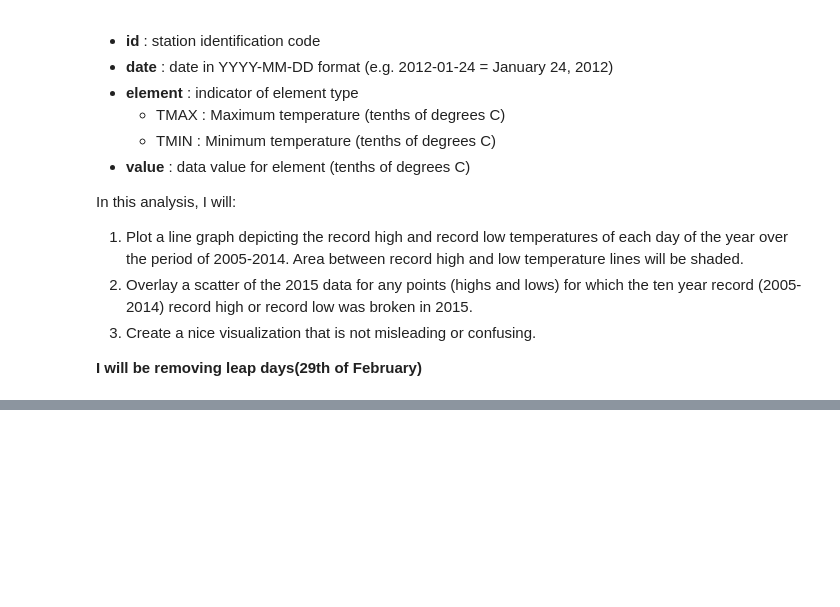
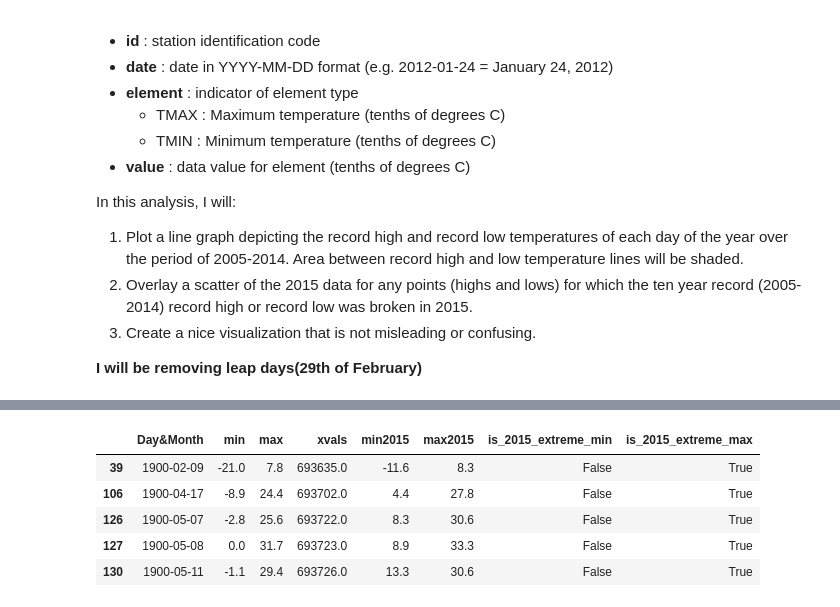
Before and after one commit to theSLWayne/Weather_Patterns_Python, a Jupyter notebook: WeatherPatterns.ipynb, the cells around one changed output, grey strips where cells are left out. Saved outputs shown, nothing was run; the diff lists cells and outputs as text; code cells hidden in the pictures; blank space fills up the shorter version.

```diff
--- a/WeatherPatterns.ipynb
+++ b/WeatherPatterns.ipynb
@@ -51,0 +118,4 @@ leaflet_plot_stations(400,'fb441e62df2d58994928907a91895ec62c2c42e6cd075c2700843
+# %%
+# Groupby Day&Month, take min and max values for each day
+pre2015 = df1.groupby('Day&Month')['Temperature'].agg(['min', 'max']).reset_index()
+pre2015.head()
@@ -51,0 +129,5 @@ leaflet_plot_stations(400,'fb441e62df2d58994928907a91895ec62c2c42e6cd075c2700843
+# %%
+# Create x variable for plotting
+pre2015['xvals'] = pre2015['Day&Month'].apply(lambda x: dates.date2num(x))
+# Above function will set the year to 1990, but it will be okay as it will be formatted out later.
+pre2015.head()
@@ -51,0 +141,8 @@ leaflet_plot_stations(400,'fb441e62df2d58994928907a91895ec62c2c42e6cd075c2700843
+# %%
+# Subsetting data for year 2015
+df2 = df.loc[df['Year'] == 2015]
+
+# Group by dates and finding min and max for each date
+y2015 = df2.groupby('Day&Month')['Temperature'].agg(['min', 'max']).reset_index()
+y2015.columns = ['Day&Month', 'min2015', 'max2015']
+y2015.head()
@@ -51,0 +156,5 @@ leaflet_plot_stations(400,'fb441e62df2d58994928907a91895ec62c2c42e6cd075c2700843
+# %%
+# Merging datasets for pre2015 and year 2015 to compare them
+
+hAndL2015 = pd.merge(pre2015, y2015, how = 'outer', left_on = 'Day&Month', right_on = 'Day&Month')
+hAndL2015.head()
@@ -51,0 +168,16 @@ leaflet_plot_stations(400,'fb441e62df2d58994928907a91895ec62c2c42e6cd075c2700843
+# %%
+# Checking whether the min and max temperatures from pre 2015 are extreme than 2015
+hAndL2015['is_2015_extreme_min'] = hAndL2015['min2015'] < hAndL2015['min']
+hAndL2015['is_2015_extreme_max'] = hAndL2015['max2015'] > hAndL2015['max']
+
+# Removing records that any value(min or max) are not extrme
+pointsMin2015 = hAndL2015.loc[hAndL2015['is_2015_extreme_min'] == True]
+pointsMax2015 = hAndL2015.loc[hAndL2015['is_2015_extreme_max'] == True]
+pointsMax2015.head()
+# %% [output]
+|  | Day&Month | min | max | xvals | min2015 | max2015 | is_2015_extreme_min | is_2015_extreme_max |
+| 39 | 1900-02-09 | -21.0 | 7.8 | 693635.0 | -11.6 | 8.3 | False | True |
+| 106 | 1900-04-17 | -8.9 | 24.4 | 693702.0 | 4.4 | 27.8 | False | True |
+| 126 | 1900-05-07 | -2.8 | 25.6 | 693722.0 | 8.3 | 30.6 | False | True |
+| 127 | 1900-05-08 | 0.0 | 31.7 | 693723.0 | 8.9 | 33.3 | False | True |
+| 130 | 1900-05-11 | -1.1 | 29.4 | 693726.0 | 13.3 | 30.6 | False | True |
```
Also changed, not shown: parts of 9 cells of this notebook, 1 other file.
